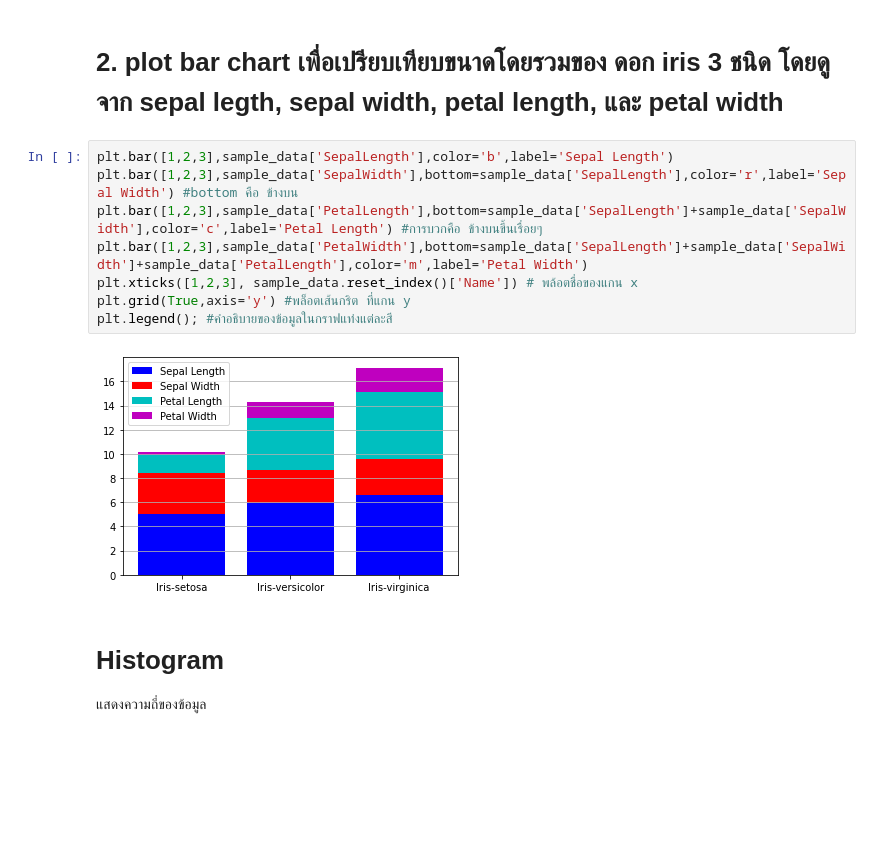
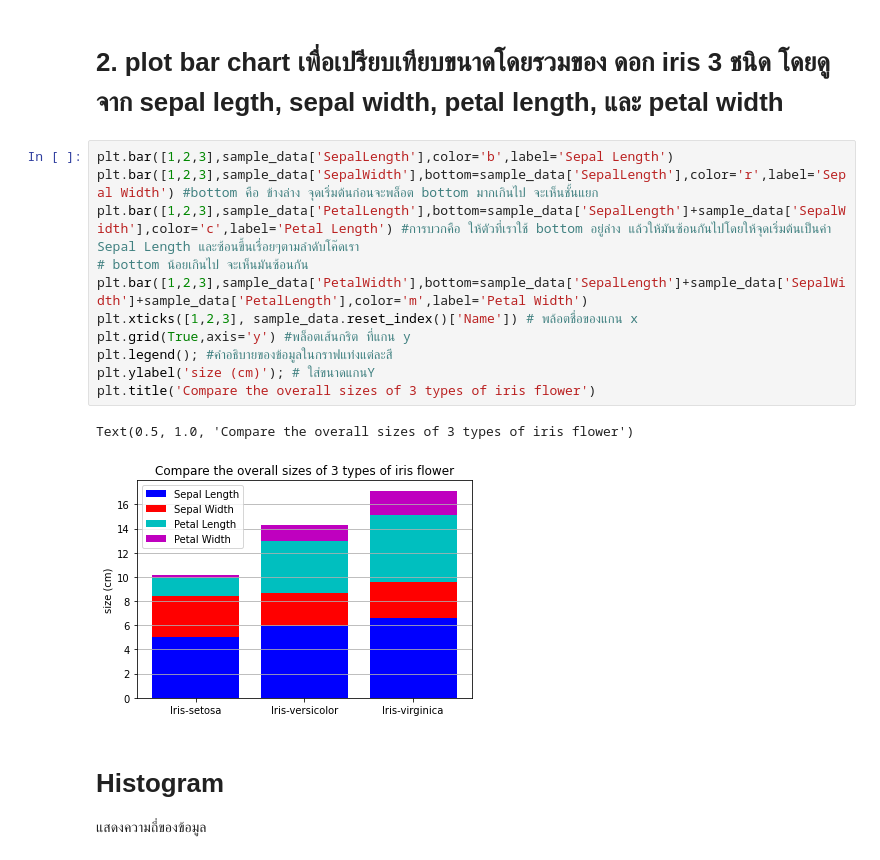
Before and after one commit to Khemapsorn/data_viz_2022, a Jupyter notebook: Dataviz04_Data_Comparison.ipynb, the cells around one changed output. Saved outputs shown, nothing was run; the diff lists cells and outputs as text; blank space fills up the shorter version.

```diff
--- a/Dataviz04_Data_Comparison.ipynb
+++ b/Dataviz04_Data_Comparison.ipynb
@@ -336,14 +339,18 @@ plt.legend(); # ใส่คำอธิบาย
 # 2. plot bar chart เพื่อเปรียบเทียบขนาดโดยรวมของ ดอก iris 3 ชนิด โดยดูจาก sepal legth, sepal width, petal length, และ petal width
 # %%
 plt.bar([1,2,3],sample_data['SepalLength'],color='b',label='Sepal Length')
-plt.bar([1,2,3],sample_data['SepalWidth'],bottom=sample_data['SepalLength'],color='r',label='Sepal Width') #bottom คือ ข้างบน
-plt.bar([1,2,3],sample_data['PetalLength'],bottom=sample_data['SepalLength']+sample_data['SepalWidth'],color='c',label='Petal Length') #การบวกคือ ข้างบนขึ้นเรื่อยๆ
+plt.bar([1,2,3],sample_data['SepalWidth'],bottom=sample_data['SepalLength'],color='r',label='Sepal Width') #bottom คือ ข้างล่าง จุดเริ่มต้นก่อนจะพล็อต bottom มากเกินไป จะเห็นชั้นแยก
+plt.bar([1,2,3],sample_data['PetalLength'],bottom=sample_data['SepalLength']+sample_data['SepalWidth'],color='c',label='Petal Length') #การบวกคือ ให้ตัวที่เราใช้ bottom อยู่ล่าง แล้วให้มันซ้อนกันไปโดยให้จุดเริ่มต้นเป็นค่า Sepal Length และซ้อนขึ้นเรื่อยๆตามลำดับโค๊ดเรา
+# bottom น้อยเกินไป จะเห็นมันซ้อนกัน
 plt.bar([1,2,3],sample_data['PetalWidth'],bottom=sample_data['SepalLength']+sample_data['SepalWidth']+sample_data['PetalLength'],color='m',label='Petal Width')
 plt.xticks([1,2,3], sample_data.reset_index()['Name']) # พล้อตชื่อของแกน x
 plt.grid(True,axis='y') #พล็อตเส้นกริต ที่แกน y
 plt.legend(); #คำอธิบายของข้อมูลในกราฟแท่งแต่ละสี
+plt.ylabel('size (cm)'); # ใส่ขนาดแกนY
+plt.title('Compare the overall sizes of 3 types of iris flower')
 # %% [output]
+Text(0.5, 1.0, 'Compare the overall sizes of 3 types of iris flower')
-[figure, old version]
+[figure, new version]
 # %% [markdown]
 # Histogram
 
```
Also changed, not shown: parts of 15 cells of this notebook.
